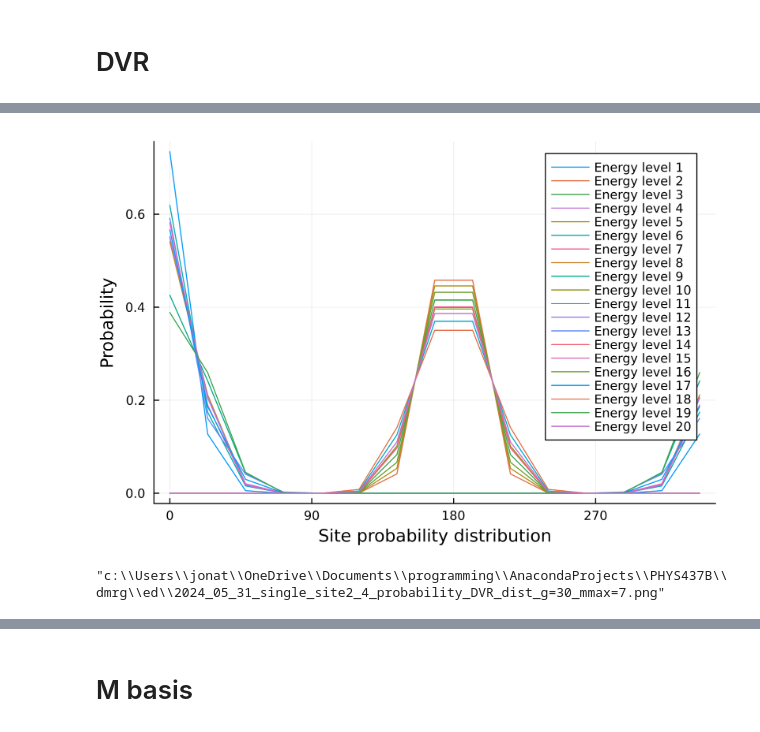
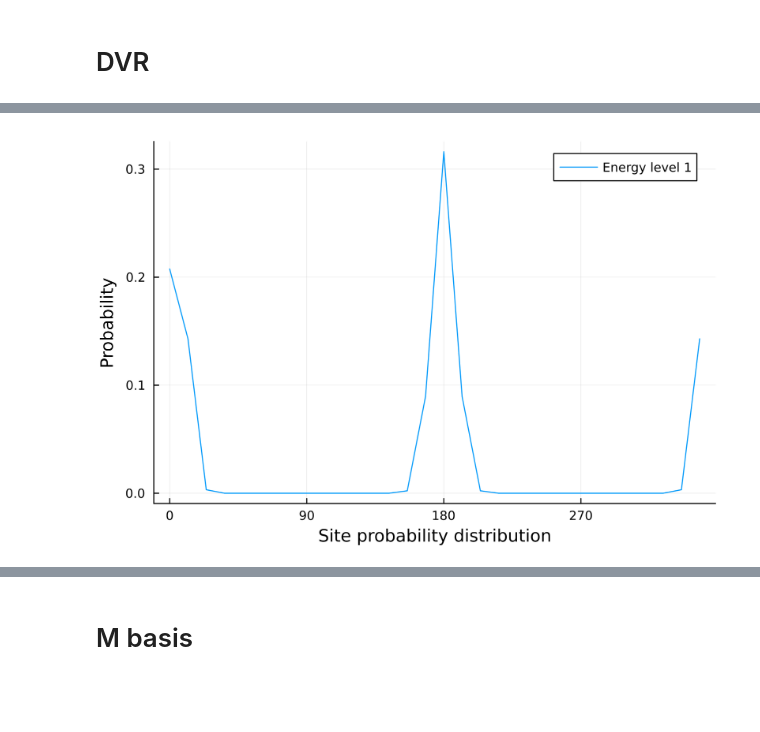
Before and after one commit to GoodStuff11/dmrg, a Jupyter notebook: ed/ed_testing.ipynb, the cells around one changed output, grey strips where cells are left out. Saved outputs shown, nothing was run; the diff lists cells and outputs as text; code cells hidden in the pictures; blank space fills up the shorter version.

Commit message:
debugging dmrg symmetry

```diff
--- a/ed/ed_testing.ipynb
+++ b/ed/ed_testing.ipynb
@@ -152,7 +119,7 @@ Pkg.rm("PyPlot")
 using LaTeXStrings
 using Plots
 
-pyplot()
+# pyplot()
 function filter_checkerboard(x)
     xlen, ylen = size(x)
     output = zeros(xlen*ylen ÷ 2)
@@ -174,13 +141,14 @@ end
 # font = loadfont("times.ttf")
 # settextfontprec(font, GR.TEXT_PRECISION_OUTLINE)
 
-PyPlot.matplotlib[:rc]("text", usetex=true)
-p = plot(xlabel=L"$g$", ylabel=L"E", legend=nothing, fontfamily="times", dpi=300)
+# PyPlot.matplotlib[:rc]("text", usetex=true)
+# p = plot(xlabel=L"$g$", ylabel=L"E", legend=nothing, fontfamily="times", dpi=300)
 g_values =0:0.01:30
 data = reduce(vcat,transpose.([collect(Iterators.flatten(filter_checkerboard(f(g/2) .+ f(3/2*g)') ./2)) for g in g_values]))
 data = data[:, sortperm(data[1,:])]
-for i in 1:20
-    plot!(p, g_values, data[:,i])
-end
-display(p)
-savefig("2024_06_13_mathieu_N=2_ed.png")
+data[20,1:15]
+# for i in 1:20
+#     plot!(p, g_values, data[:,i])
+# end
+# display(p)
+# savefig("2024_06_13_mathieu_N=2_ed.png")
@@ -187,13 +193,13 @@ savefig("2024_06_13_mathieu_N=2_ed.png")
 # %% [markdown]
 # DVR
 # %%
-mmax = 4
+mmax = 1
 Nsites = 2
 angle = 0
 Estrength = 0
-g = 100
+g = 10000
 pairs = "nearest"
-energies = 20
+energies = 10
 
 dimension_parity = "even"
 if dimension_parity  == "even"
@@ -201,10 +207,10 @@ if dimension_parity  == "even"
 else
     dim = 2*mmax+1
 end
-initial_state = rand(ComplexF64, Int(2*mmax+1)^Nsites)
+initial_state = rand(ComplexF64, dim^Nsites)
 H(x) = Hamiltonian_DVR(x; Nsites=Nsites, mmax=mmax, g=g, angle=angle, Estrength=Estrength, pairs=pairs, dimension_parity=dimension_parity)
 memory = @allocated(tmp = KrylovKit.eigsolve(H, initial_state, energies, :SR))
 vals, vecs, info = tmp
 
-real.(vecs)
+vecs
 # %% [output]
@@ -239,6 +224,6 @@ display(p)
 # %%
 # inversion_projection_dvr(vecs[energy_level]; Nsites, mmax, parity="odd", direction="LR")
-energy_level = 1
+energy_level = 2
 indices = sortperm(abs.(vecs[energy_level]))
 p = (abs.(vecs[energy_level]).^2)[indices]
 for i=0:20
@@ -246,6 +231,7 @@ for i=0:20
     inserted_data = digits(indices[end - i]-1, base=dim)
     # println(inserted_data)
     data[1: length(inserted_data)] += inserted_data
-    println(data/dim*360, " ", abs.(vecs[energy_level][indices][end-i])^2, " ")
+    # println(data/dim*360, " ", abs.(vecs[energy_level][indices][end-i])^2, " ")
+    println(data/dim*360, " ", real.(vecs[energy_level][indices][end-i]/vecs[energy_level][indices][end]), " ")
 end
 # %% [output]
@@ -269,12 +243,12 @@ end
 # %%
-hist_data = zeros(Int(2*mmax+1), Nsites, energies)
+hist_data = zeros(dim, Nsites, energies)
 for energy_level=1:energies
     indices = sortperm(abs.(vecs[energy_level]))
     p = (abs.(vecs[energy_level]).^2)[indices]
 
     for i in 0:length(indices)-1
         data = fill(1, Nsites)
-        inserted_data = digits(indices[end - i]-1, base=Int(2*mmax+1))
+        inserted_data = digits(indices[end - i]-1, base=dim)
         data[end-length(inserted_data)+1:end] += inserted_data
         for (k, d) in enumerate(data)
             hist_data[d,k, energy_level] += p[end - i]
@@ -286,20 +260,19 @@ end
 # %%
 using Plots
 
 # data = hist_data[:,:,1]
 p = plot(ylabel="Probability", xlabel="Site probability distribution",dpi=300, xticks=([0,90,180,270,360]))
-for (i,energy_level) in enumerate(1:20)
+for (i,energy_level) in enumerate(1:1)
     data = hist_data[:,2,energy_level]
     # bar!(p,float(0:length(data)-1) ./length(data) .* 360, reshape(data, length(data)), #alpha=0.6,
     # label=string("Energy level ", energy_level), bar_width = 360/length(data))
     plot!(p,float(0:length(data)-1) ./length(data) .* 360, reshape(data, length(data)), #alpha=0.6,
         label=string("Energy level ", energy_level))
 end
 display(p)
-savefig("2024_05_31_single_site2_4_probability_DVR_dist_g=30_mmax=7.png")
+# savefig("2024_05_31_single_site2_4_probability_DVR_dist_g=30_mmax=7.png")
 # %% [output]
-[figure, old version]
+[figure, new version]
-"c:\\Users\\jonat\\OneDrive\\Documents\\programming\\AnacondaProjects\\PHYS437B\\dmrg\\ed\\2024_05_31_single_site2_4_probability_DVR_dist_g=30_mmax=7.png"
 # %%
 using Printf
 
```
Also changed, not shown: parts of 16 cells of this notebook, 5 other files.
